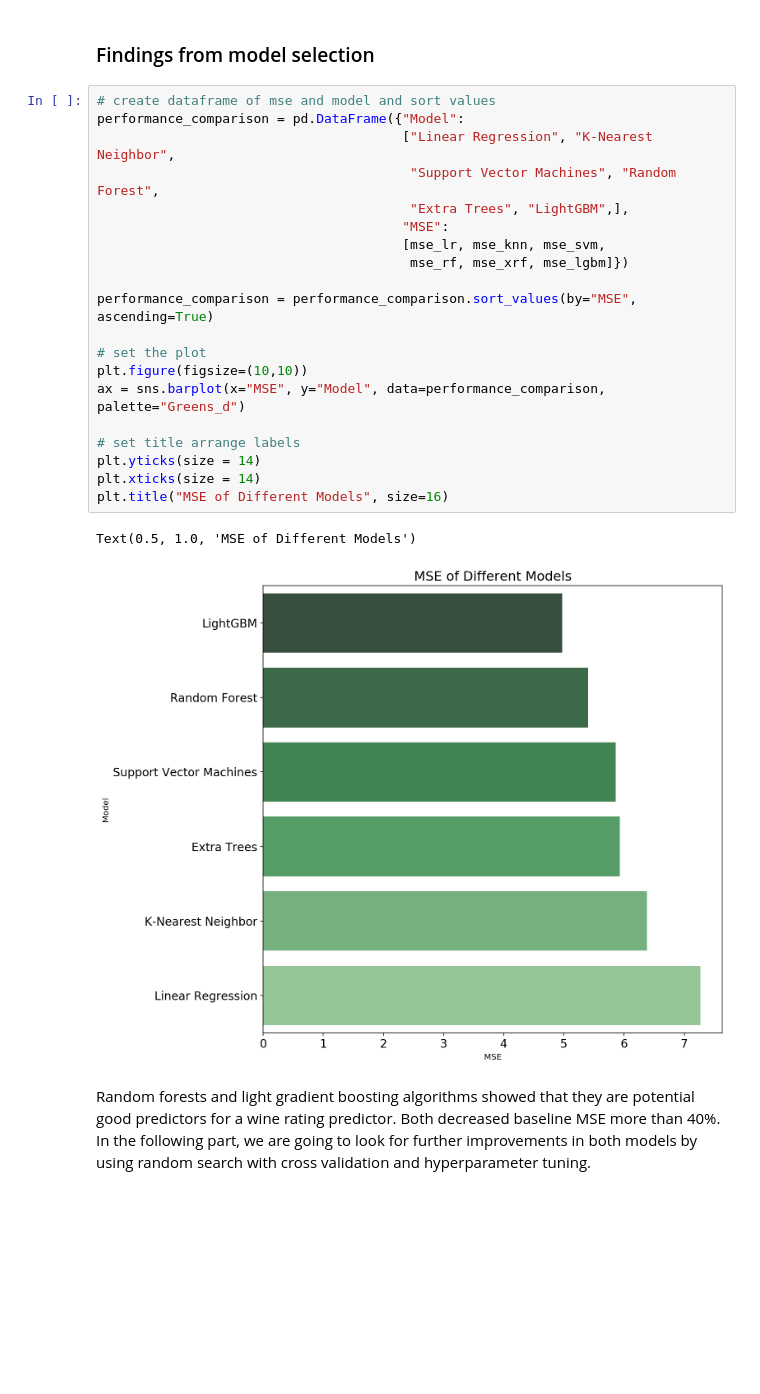
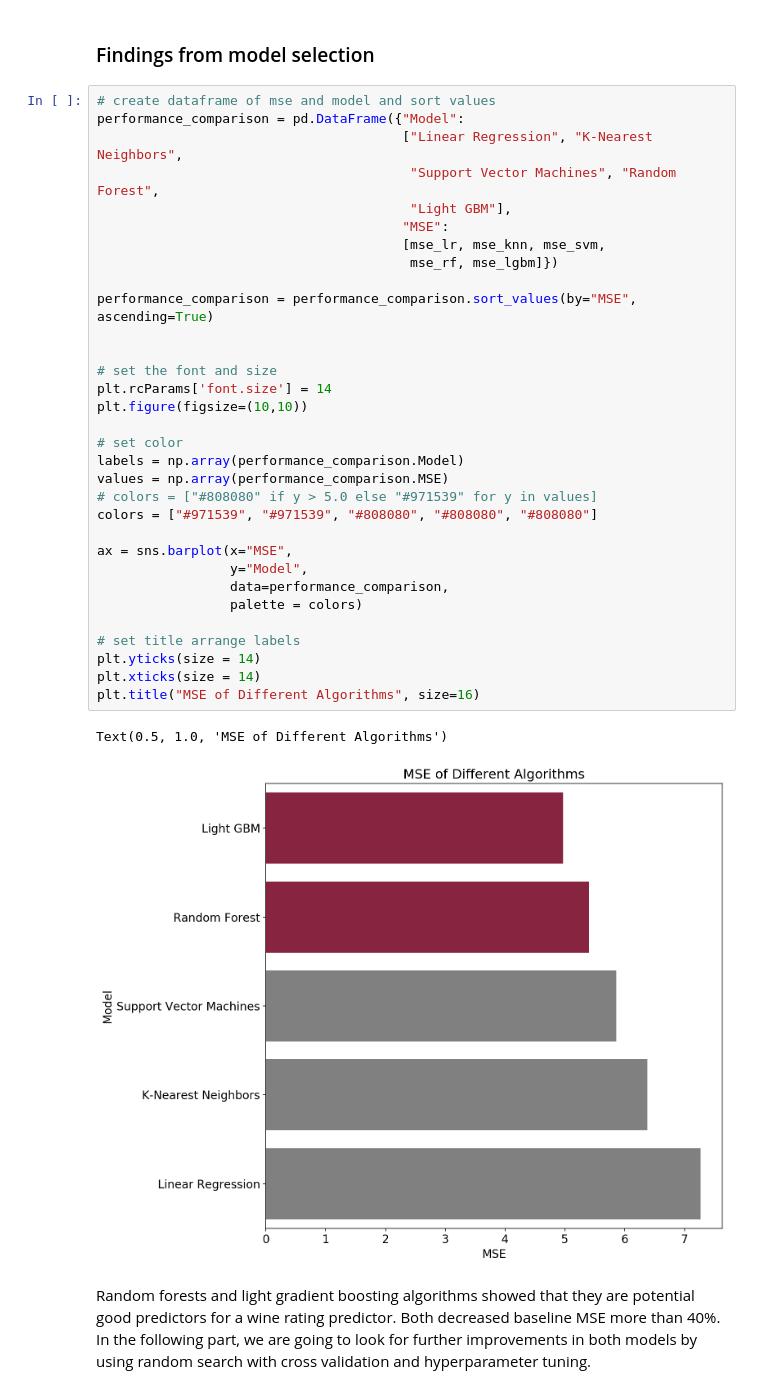
Before and after one commit to cereniyim/Wine-Rating-Predictor-ML-Model, a Jupyter notebook: notebooks/WineRatingPredictor-2.ipynb, the cells around one changed output. Drawn from its saved outputs; the diff is of its cells as text; blank space fills up the shorter version.

```diff
--- a/notebooks/WineRatingPredictor-2.ipynb
+++ b/notebooks/WineRatingPredictor-2.ipynb
@@ -261,26 +261,38 @@ Light gradient boosting machines has the best performance of all tried models. I
 # %%
 # create dataframe of mse and model and sort values
 performance_comparison = pd.DataFrame({"Model":
-                                       ["Linear Regression", "K-Nearest Neighbor",
+                                       ["Linear Regression", "K-Nearest Neighbors",
                                         "Support Vector Machines", "Random Forest",
-                                        "Extra Trees", "LightGBM",],
+                                        "Light GBM"],
                                        "MSE":
                                        [mse_lr, mse_knn, mse_svm,
-                                        mse_rf, mse_xrf, mse_lgbm]})
+                                        mse_rf, mse_lgbm]})
 
 performance_comparison = performance_comparison.sort_values(by="MSE", ascending=True)
 
-# set the plot
+
+# set the font and size
+plt.rcParams['font.size'] = 14
 plt.figure(figsize=(10,10))
-ax = sns.barplot(x="MSE", y="Model", data=performance_comparison, palette="Greens_d")
+
+# set color
+labels = np.array(performance_comparison.Model)
+values = np.array(performance_comparison.MSE)
+# colors = ["#808080" if y > 5.0 else "#971539" for y in values]
+colors = ["#971539", "#971539", "#808080", "#808080", "#808080"]
+
+ax = sns.barplot(x="MSE",
+                 y="Model",
+                 data=performance_comparison,
+                 palette = colors)
 
 # set title arrange labels
 plt.yticks(size = 14)
 plt.xticks(size = 14)
-plt.title("MSE of Different Models", size=16)
+plt.title("MSE of Different Algorithms", size=16)
 # %% [output]
-Text(0.5, 1.0, 'MSE of Different Models')
+Text(0.5, 1.0, 'MSE of Different Algorithms')
-[figure, old version]
+[figure, new version]
 # %% [markdown]
 Random forests and light gradient boosting algorithms showed that they are potential good predictors for a wine rating predictor. Both decreased baseline MSE more than 40%. In the following part, we are going to look for further improvements in both models by using random search with cross validation and hyperparameter tuning.
 # %% [markdown]
```
Also changed, not shown: parts of 12 cells of this notebook, 2 other files.
